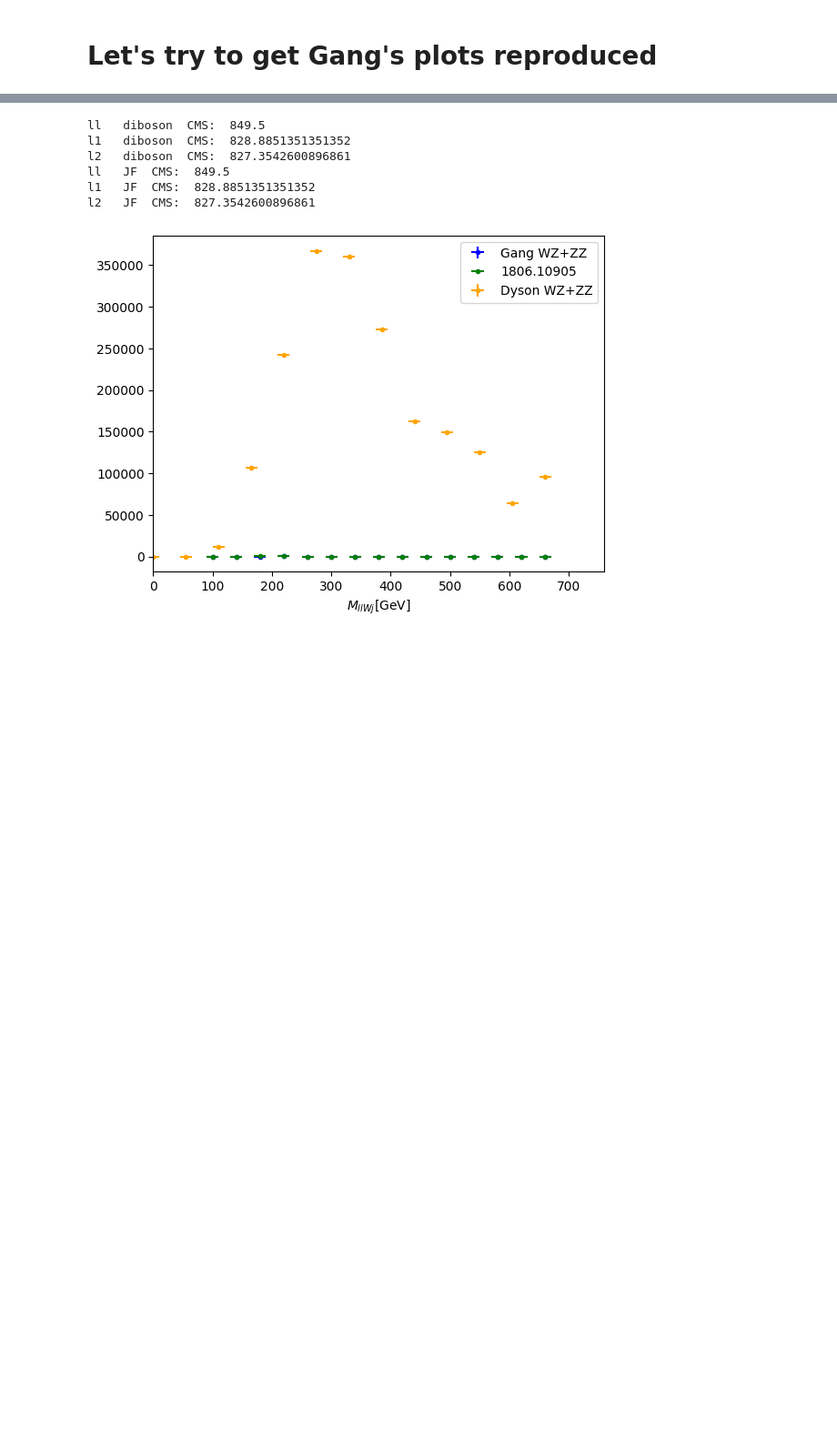
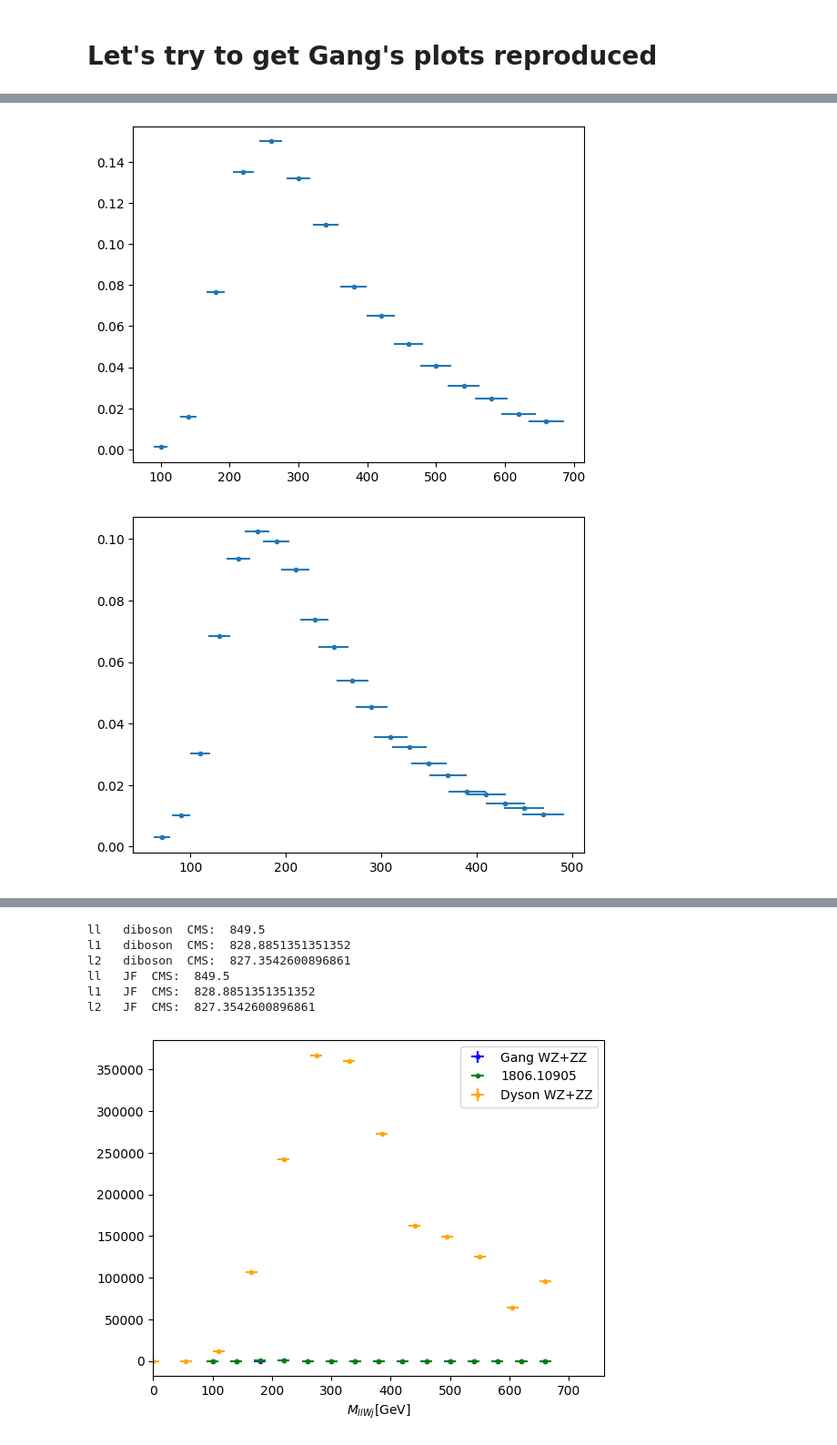
Before and after one commit to dysontk/LFVLNV, a Jupyter notebook: AnalysisAndSuch/Histos.ipynb, the cells around one changed output, grey strips where cells are left out. Shown: that part at 91% size. Drawn from its saved outputs; the diff is of its cells as text; code cells hidden in the pictures; blank space fills up the shorter version.

```diff
--- a/AnalysisAndSuch/Histos.ipynb
+++ b/AnalysisAndSuch/Histos.ipynb
@@ -8,0 +67,34 @@ import combineHistos
+# %%
+mu_allowed = False
+MydatGroups = {'diboson': ['WZ2j', 'ZZ2j'], 'JF': ['ttbar', 'W3j']}
+gang_paths = {'diboson':'prompt_NR_highSR1/',
+              'JF': 'jetfake_NR_highSR1/'}
+my_start_dir = f'/Users/dysonk/Work/Good comparisons/GangOrder/{'muAnde' if mu_allowed else 'just_ee'}/AnalysisOutput/'
+my_FileTags = {'ll': 'Mass_2jW2l',
+               'l1': 'Mass_2jW1l0',
+               'l2': 'Mass_2jW1l1'}
+# %%
+for htyp in GangDataDict:
+
+    fig, axes = plt.subplots()
+    Masses = GangDataDict[htyp][:,0]
+    Counts = GangDataDict[htyp][:,1]
+    axes.errorbar(Masses, Counts, xerr=(Masses)**(1/2), fmt='.')
+
+    myData = {}
+    my_y = np.zeros(50)
+    myDataPlot = 0
+    for dt in MydatGroups[dg]:
+        myData.update({dt:combineHistos.get_data(dt, my_FileTags[htyp], my_start_dir)})
+    # print(myData[0]['bounds'])
+        my_y = np.linspace(myData[dt]['bounds'][0], myData[dt]['bounds'][1], len(myData[dt]['data']))
+        # (1.3*2.3 if dg=='diboson' else 0.625) *
+        myDataPlot = my_scaling(dt) * myData[dt]['data'] if type(myDataPlot)==int else myDataPlot + my_scaling(dt) * myData[dt]['data']
+        # print(myDataPlot)
+    # if dg == 'diboson':
+    print(htyp, " ", dg, " CMS: ", CMS_nEvents)
+    myDataPlot = myDataPlot #* CMS_nEvents
+    plt.errorbar(my_y,  myDataPlot, xerr=10, yerr=(myDataPlot)**(1/2), label=f'Dyson {plot_lc[dg]['label']}', color = 'orange', fmt='.')
+# %% [output]
+[figure, added]
+[figure, added]
```
Also changed, not shown: parts of 5 cells of this notebook, 2 other files.
